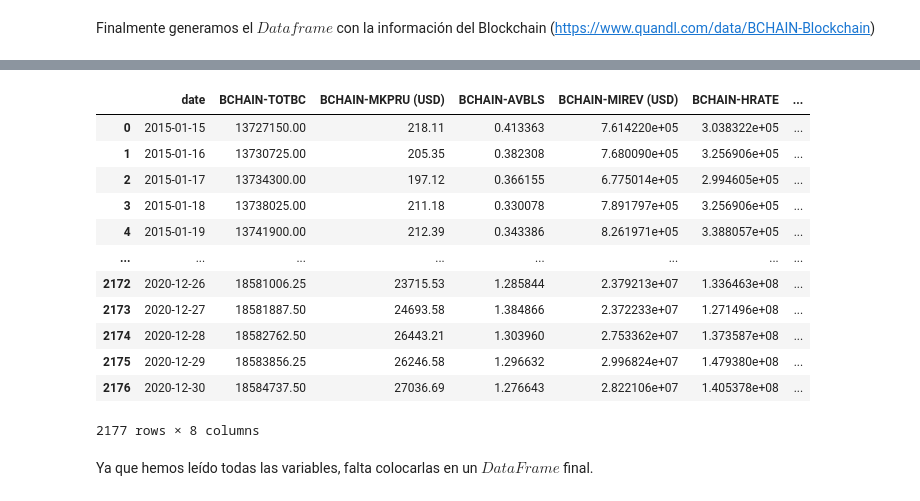
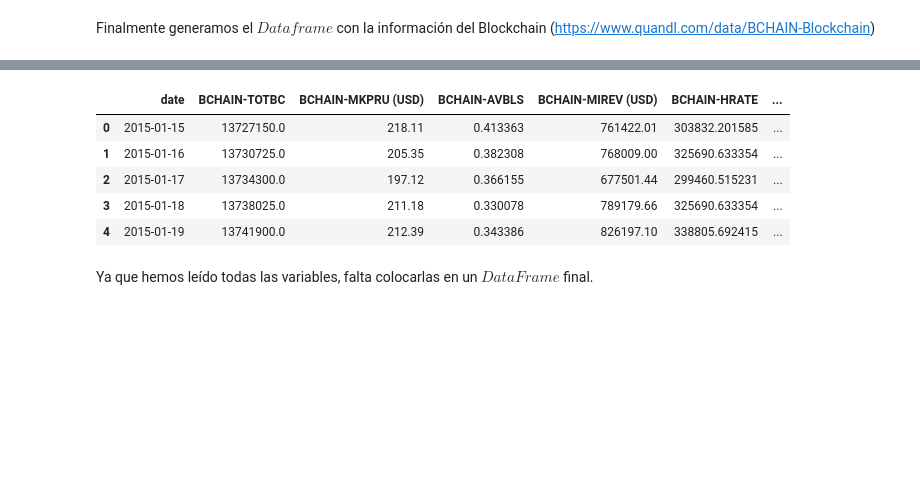
Before and after one commit to keniaCisneros/bitcoins_pricing, a Jupyter notebook: data_analysis.ipynb, the cells around one changed output, grey strips where cells are left out. Cells and saved outputs as stored; diff of their text form; code cells hidden in the pictures; blank space fills up the shorter version.

```diff
--- a/data_analysis.ipynb
+++ b/data_analysis.ipynb
@@ -326,23 +290,16 @@ bitcoin_clean[1]
 # %%
 bitcoin_data = generate_df(bitcoin_clean, bitcoin_var, '')
 bitcoin_data.rename(columns = {'BCHAIN-MKPRU':'BCHAIN-MKPRU (USD)', 'BCHAIN-MIREV':'BCHAIN-MIREV (USD)',
                    'BCHAIN-ATRCT':'BCHAIN-ATRCT (SEG)'}, inplace = True)
 bitcoin_data['date'] = pd.to_datetime(bitcoin_data.date)
-bitcoin_data
+bitcoin_data.head()
 # %% [output]
 |  | date | BCHAIN-TOTBC | BCHAIN-MKPRU (USD) | BCHAIN-AVBLS | BCHAIN-MIREV (USD) | BCHAIN-HRATE | ... |
-| 0 | 2015-01-15 | 13727150.00 | 218.11 | 0.413363 | 7.614220e+05 | 3.038322e+05 | ... |
-| 1 | 2015-01-16 | 13730725.00 | 205.35 | 0.382308 | 7.680090e+05 | 3.256906e+05 | ... |
-| 2 | 2015-01-17 | 13734300.00 | 197.12 | 0.366155 | 6.775014e+05 | 2.994605e+05 | ... |
-| 3 | 2015-01-18 | 13738025.00 | 211.18 | 0.330078 | 7.891797e+05 | 3.256906e+05 | ... |
-| 4 | 2015-01-19 | 13741900.00 | 212.39 | 0.343386 | 8.261971e+05 | 3.388057e+05 | ... |
-| ... | ... | ... | ... | ... | ... | ... | ... |
-| 2172 | 2020-12-26 | 18581006.25 | 23715.53 | 1.285844 | 2.379213e+07 | 1.336463e+08 | ... |
-| 2173 | 2020-12-27 | 18581887.50 | 24693.58 | 1.384866 | 2.372233e+07 | 1.271496e+08 | ... |
-| 2174 | 2020-12-28 | 18582762.50 | 26443.21 | 1.303960 | 2.753362e+07 | 1.373587e+08 | ... |
-| 2175 | 2020-12-29 | 18583856.25 | 26246.58 | 1.296632 | 2.996824e+07 | 1.479380e+08 | ... |
-| 2176 | 2020-12-30 | 18584737.50 | 27036.69 | 1.276643 | 2.822106e+07 | 1.405378e+08 | ... |
+| 0 | 2015-01-15 | 13727150.0 | 218.11 | 0.413363 | 761422.01 | 303832.201585 | ... |
+| 1 | 2015-01-16 | 13730725.0 | 205.35 | 0.382308 | 768009.00 | 325690.633354 | ... |
+| 2 | 2015-01-17 | 13734300.0 | 197.12 | 0.366155 | 677501.44 | 299460.515231 | ... |
+| 3 | 2015-01-18 | 13738025.0 | 211.18 | 0.330078 | 789179.66 | 325690.633354 | ... |
+| 4 | 2015-01-19 | 13741900.0 | 212.39 | 0.343386 | 826197.10 | 338805.692415 | ... |
-2177 rows × 8 columns
 # %% [markdown]
 Ya que hemos leído todas las variables, falta colocarlas en un $\textit{DataFrame}$ final.
 # %%
```
Also changed, not shown: parts of 34 cells of this notebook, 3 other files.
